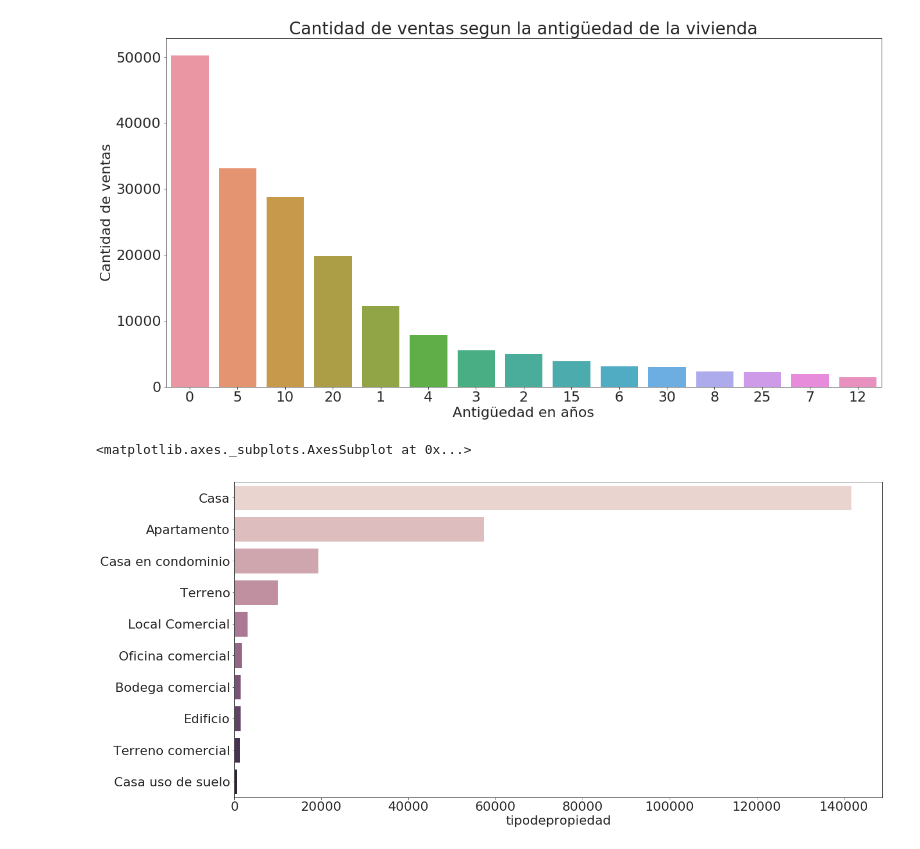
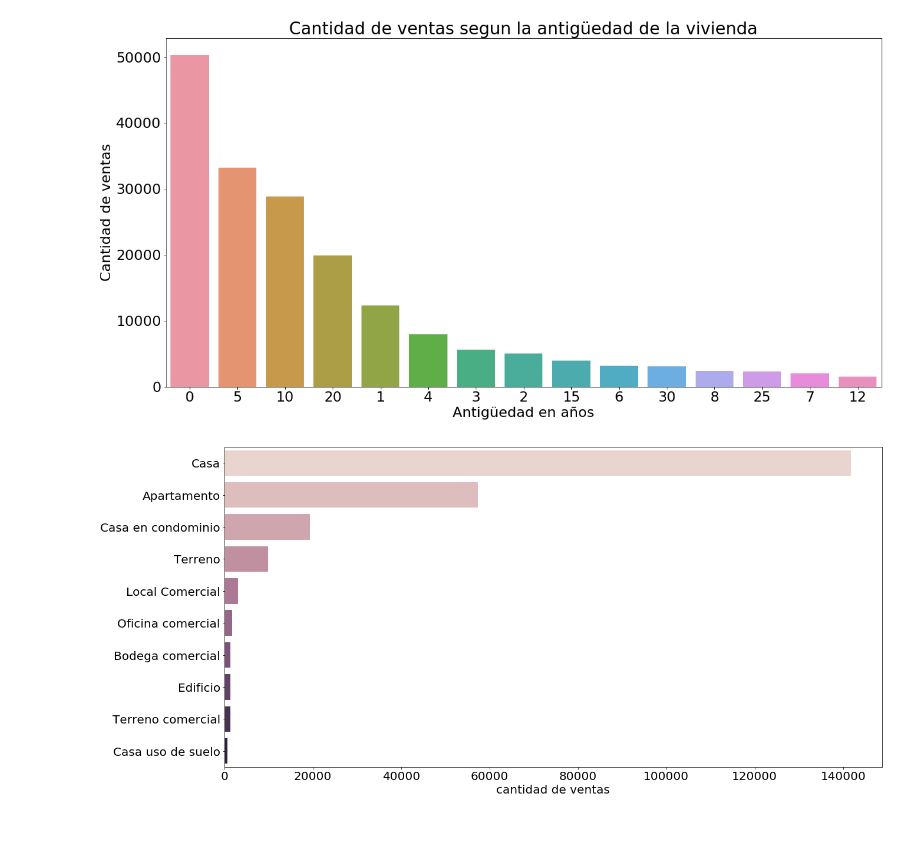
Before and after one commit to BraianV/Datos2019-2doCuatri, a Jupyter notebook: Sankey Tipos de prop y ventas por antiguedad.ipynb, the cells around one changed output. Saved outputs shown, nothing was run; the diff lists cells and outputs as text; code cells hidden in the pictures.

Commit message:
size, titulo, y agrego chart normalizado

```diff
--- a/Sankey Tipos de prop y ventas por antiguedad.ipynb
+++ b/Sankey Tipos de prop y ventas por antiguedad.ipynb
@@ -61,7 +61,10 @@ plt.show(fig)
 [figure]
 # %%
 tipos = data.tipodepropiedad.value_counts().head(10)
-sns.barplot(y=tipos.index, x=tipos, palette= sns.cubehelix_palette(10))
+plt.figure(figsize=(20,10))
+plt.rcParams.update({'font.size': 20})
+fig = sns.barplot(y=tipos.index, x=tipos, palette= sns.cubehelix_palette(10))
+fig.set_xlabel("cantidad de ventas")
+plt.show(fig)
 # %% [output]
-<matplotlib.axes._subplots.AxesSubplot at 0x...>
-[figure, old version]
+[figure, new version]
```
Also changed, not shown: parts of 1 cell of this notebook.
